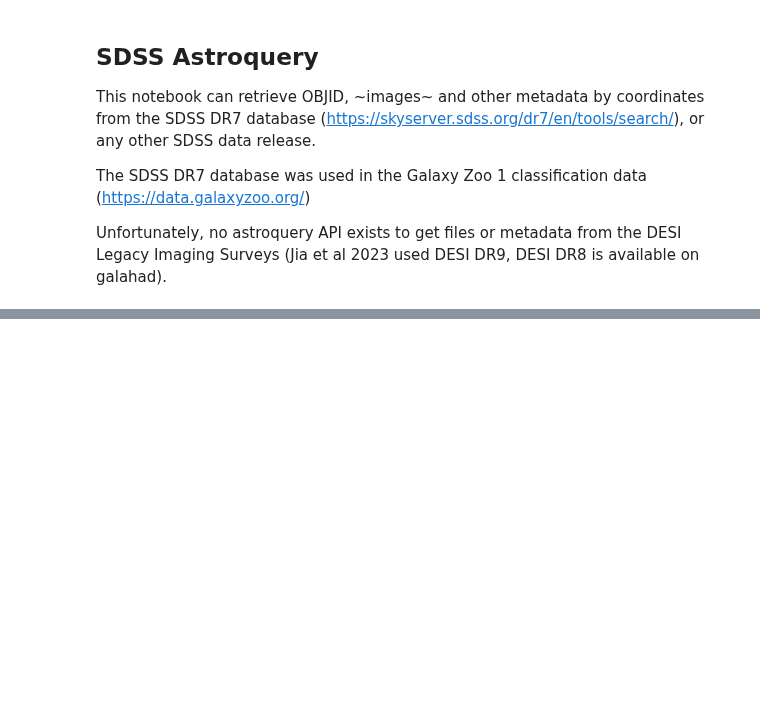
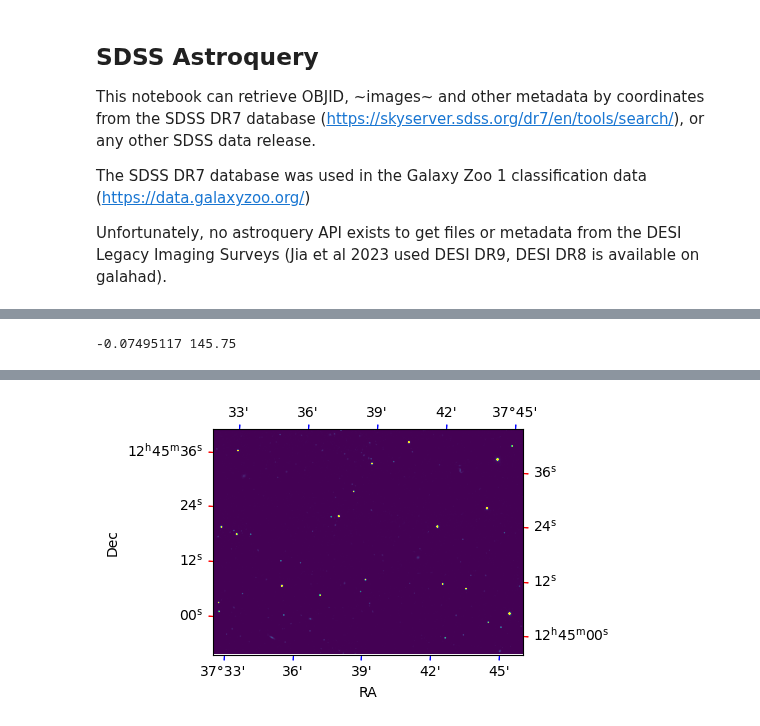
Before and after one commit to neil-power/mphys-galaxy, a Jupyter notebook: Code/astroquery.ipynb, the cells around one changed output, grey strips where cells are left out. Cells and saved outputs as stored; diff of their text form; code cells hidden in the pictures; blank space fills up the shorter version.

```diff
--- a/Code/astroquery.ipynb
+++ b/Code/astroquery.ipynb
@@ -42,2 +15,0 @@ HTTPError: HTTP Error 404: Not Found
-# %%
-img = SDSS.get_images(coordinates=pos,show_progress=True)
@@ -53,0 +16,16 @@ TypeError: Image data of dtype object cannot be converted to float
+# %%
+def get_sdss_7_image(coords):
+    xid = SDSS.query_crossid(coords, radius='5 arcsec',data_release=7)
+    if len(xid)> 0:
+        print(xid['objID','ra','dec'])
+        galaxy = xid[0]
+        galaxy_coords = SkyCoord(galaxy['ra'], galaxy['dec'],unit=u.deg)
+        img = SDSS.get_images(coordinates=galaxy_coords, show_progress=True)
+        return img[0]
+    else:
+        print("Not found")
+        return -1
+
+search_position = SkyCoord('12:45:00.61 +37:36:40.8',unit=(u.hourangle,u.deg))
+found_image = get_sdss_7_image(search_position)
+print(found_image.info())
@@ -53,0 +45,25 @@ TypeError: Image data of dtype object cannot be converted to float
+# %%
+def plot_image(image):
+    hdu = image
+    wcs = WCS(hdu.header)
+    fig = plt.figure(figsize=(4,4))
+    ax = fig.add_subplot(projection=wcs)
+    ax.imshow(hdu.data,vmin=0,vmax=1)
+
+    lon, lat = ax.coords
+    lon.set_ticks(color='red')
+    lon.set_ticks_position('lbtr')
+    lon.set_ticklabel_position('lbtr')
+    lat.set_ticks(color='blue')
+    lat.set_ticks_position('lbtr')
+    lat.set_ticklabel_position('lbtr')
+    ax.set_xlabel("RA")
+    ax.set_ylabel("Dec")
+    plt.show()
+
+primary_image = found_image[0]
+#print(primary_image.header)
+print(np.min(primary_image.data),np.max(primary_image.data))
+plot_image(primary_image)
+# %% [output]
+-0.07495117 145.75
@@ -54 +73,2 @@ TypeError: Image data of dtype object cannot be converted to float
+[figure, added]
 # %%
```
Also changed, not shown: parts of 8 cells of this notebook, 1 other file.
